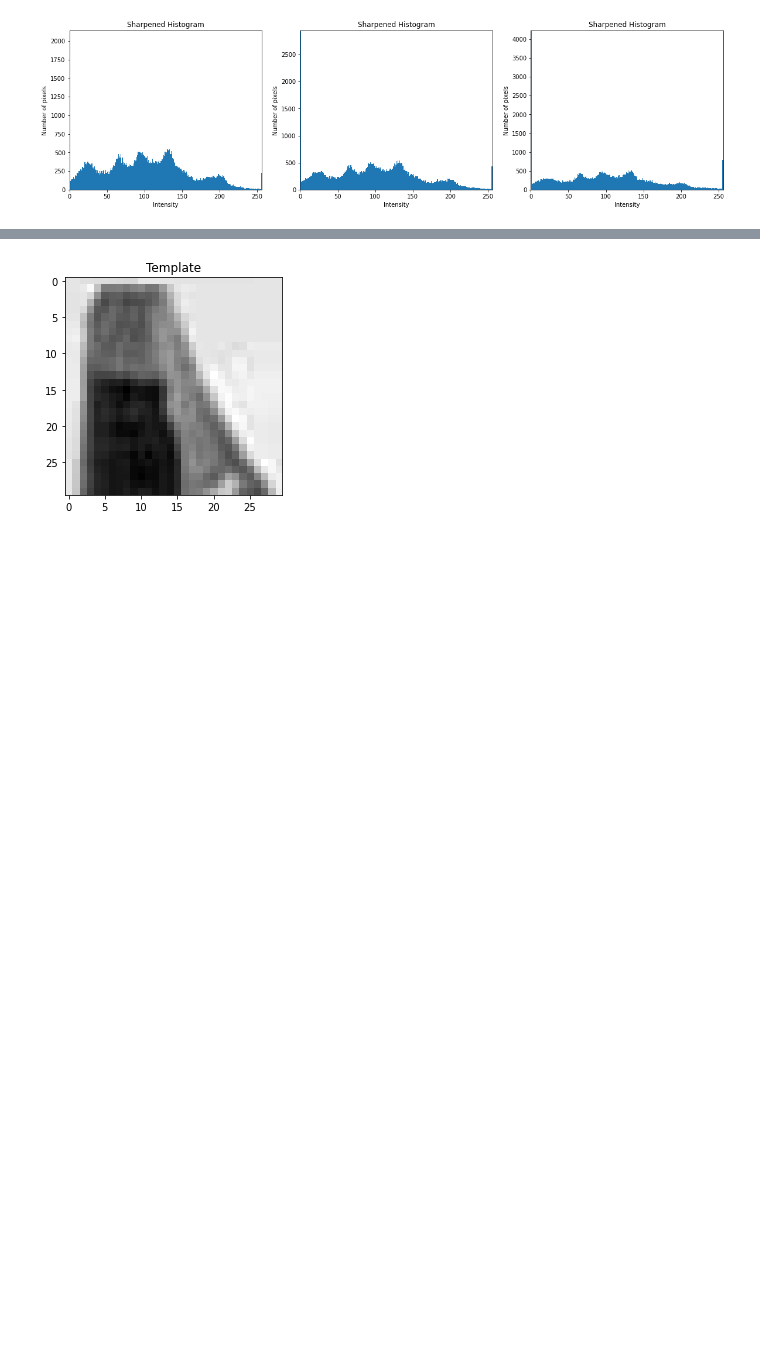
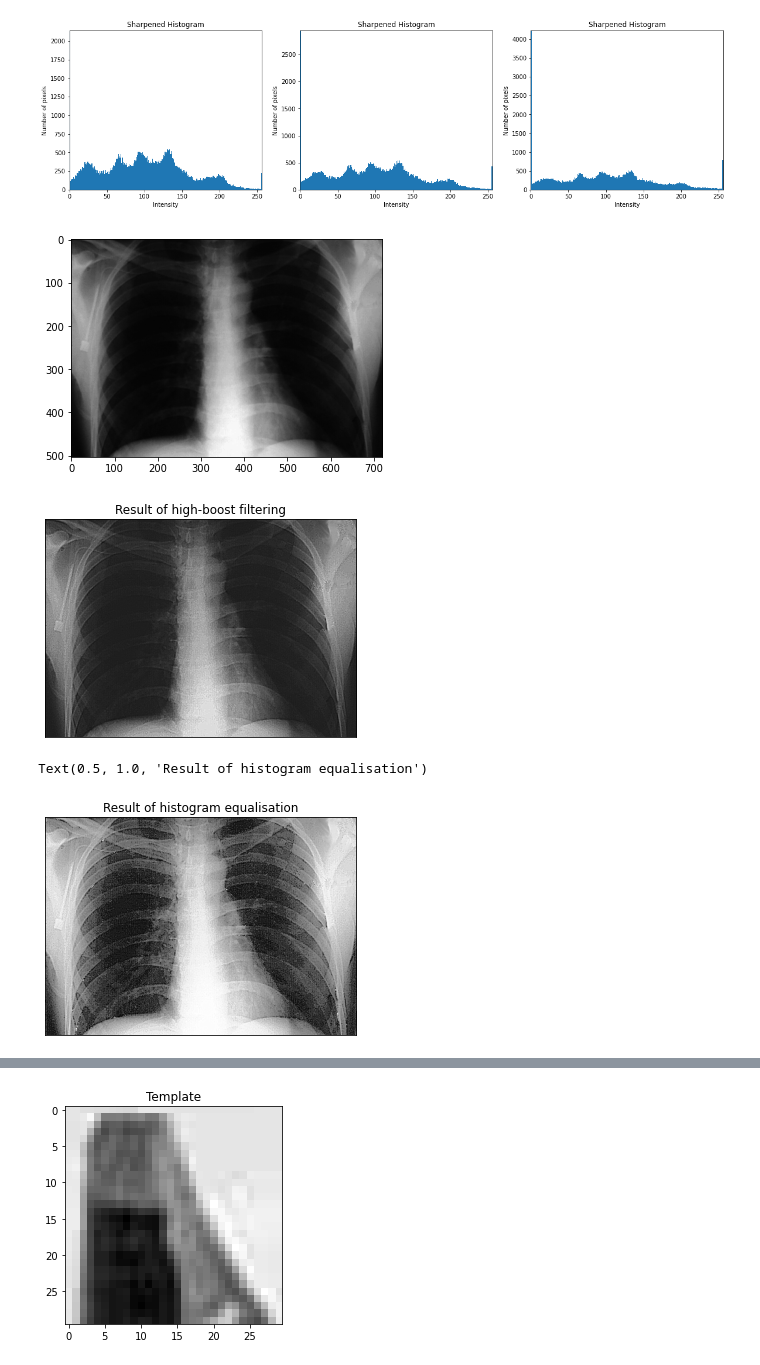
Before and after one commit to Alexandra-Smith/Digital_Image_Processing_module, a Jupyter notebook: Assignment 2/dip_a02.ipynb, the cells around one changed output, grey strips where cells are left out. Cells and saved outputs as stored; diff of their text form; code cells hidden in the pictures; blank space fills up the shorter version.

```diff
--- a/Assignment 2/dip_a02.ipynb
+++ b/Assignment 2/dip_a02.ipynb
@@ -169,4 +181,30 @@ ax[2].set_title('Sharpened Histogram');
 # %% [output]
 [figure]
 [figure]
+# %%
+# Question 4
+image = getImage(ims[4])
+r, c = image.shape
+plt.imshow(image, cmap="gray")
+plt.show()
+
+s = high_boost(image, 7, 5, 1.5)
+plt.tick_params(left = False, bottom = False, labelleft = False, labelbottom = False)
+plt.setp(plt.gcf().get_axes(), xticks=[], yticks=[]);
+plt.imshow(s, cmap="gray")
+plt.title("Result of high-boost filtering")
+plt.show()
+
+# Histogram equalisation
+eq = cv2.equalizeHist(s.astype(np.uint8))
+
+plt.tick_params(left = False, bottom = False, labelleft = False, labelbottom = False)
+plt.setp(plt.gcf().get_axes(), xticks=[], yticks=[]);
+plt.imshow(eq, cmap="gray")
+plt.title("Result of histogram equalisation")
+# %% [output]
+[figure, added]
+[figure, added]
+Text(0.5, 1.0, 'Result of histogram equalisation')
+[figure, added]
 # %%
```
Also changed, not shown: parts of 10 cells of this notebook.
